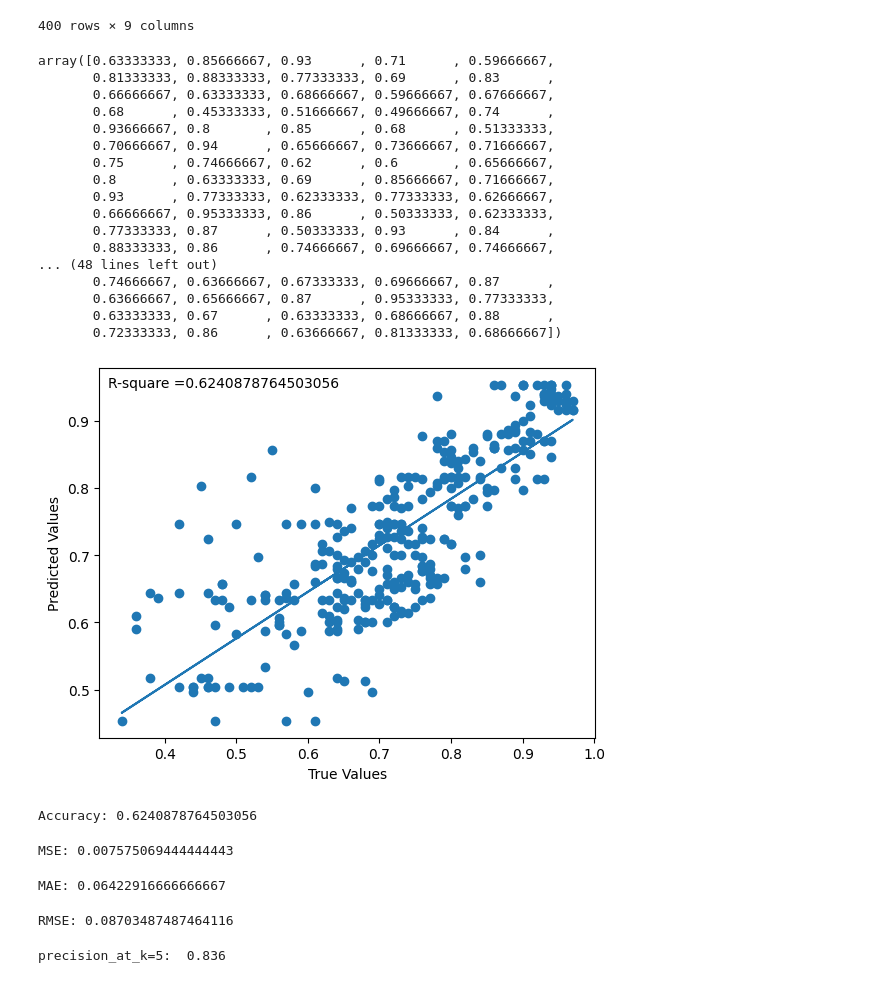
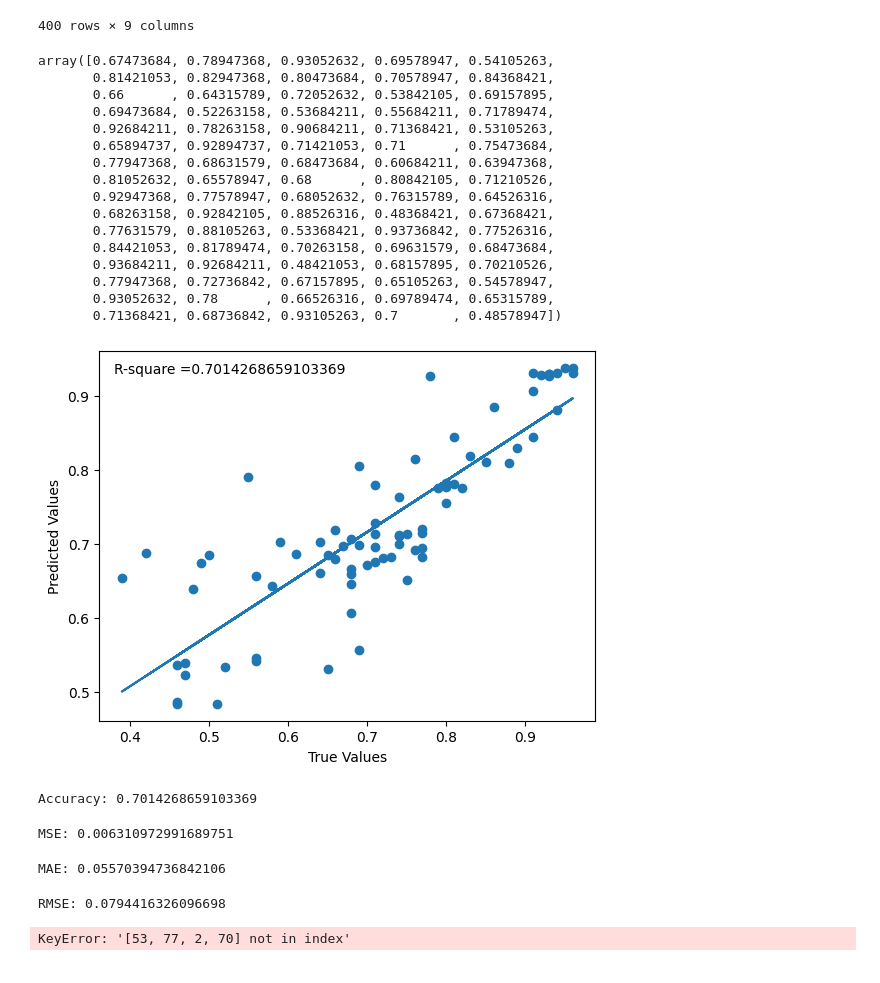
Before and after one commit to m51k/AcceptAssist, a Jupyter notebook: ML/knn.ipynb, the cells around one changed output. Cells and saved outputs as stored; diff of their text form; code cells hidden in the pictures.

Commit message:
Improved KNN accuracy to 71

```diff
--- a/ML/knn.ipynb
+++ b/ML/knn.ipynb
@@ -33,68 +33,68 @@ admitData
 | 399 | 400 | 333 | 117 | 4 | 5.0 | 4.0 | 9.66 | 1 | ... |
 400 rows × 9 columns
 # %%
-X_train, X_test, y_train, y_test = train_test_split(X, y, test_size=0.8, random_state=7)
+X_train, X_test, y_train, y_test = train_test_split(X, y, test_size=0.2, random_state=7)
 
-model = KNeighborsRegressor(n_neighbors=3)
+model = KNeighborsRegressor(n_neighbors=19, metric='euclidean')
 model.fit(X_train, y_train)
 
 # test prediction
 prediction = model.predict(X_test)
 prediction
 # %% [output]
-array([0.63333333, 0.85666667, 0.93      , 0.71      , 0.59666667,
-       0.81333333, 0.88333333, 0.77333333, 0.69      , 0.83      ,
-       0.66666667, 0.63333333, 0.68666667, 0.59666667, 0.67666667,
-       0.68      , 0.45333333, 0.51666667, 0.49666667, 0.74      ,
-       0.93666667, 0.8       , 0.85      , 0.68      , 0.51333333,
-       0.70666667, 0.94      , 0.65666667, 0.73666667, 0.71666667,
-       0.75      , 0.74666667, 0.62      , 0.6       , 0.65666667,
-       0.8       , 0.63333333, 0.69      , 0.85666667, 0.71666667,
-       0.93      , 0.77333333, 0.62333333, 0.77333333, 0.62666667,
-       0.66666667, 0.95333333, 0.86      , 0.50333333, 0.62333333,
-       0.77333333, 0.87      , 0.50333333, 0.93      , 0.84      ,
-       0.88333333, 0.86      , 0.74666667, 0.69666667, 0.74666667,
-... (48 lines left out)
-       0.74666667, 0.63666667, 0.67333333, 0.69666667, 0.87      ,
-       0.63666667, 0.65666667, 0.87      , 0.95333333, 0.77333333,
-       0.63333333, 0.67      , 0.63333333, 0.68666667, 0.88      ,
-       0.72333333, 0.86      , 0.63666667, 0.81333333, 0.68666667])
+array([0.67473684, 0.78947368, 0.93052632, 0.69578947, 0.54105263,
+       0.81421053, 0.82947368, 0.80473684, 0.70578947, 0.84368421,
+       0.66      , 0.64315789, 0.72052632, 0.53842105, 0.69157895,
+       0.69473684, 0.52263158, 0.53684211, 0.55684211, 0.71789474,
+       0.92684211, 0.78263158, 0.90684211, 0.71368421, 0.53105263,
+       0.65894737, 0.92894737, 0.71421053, 0.71      , 0.75473684,
+       0.77947368, 0.68631579, 0.68473684, 0.60684211, 0.63947368,
+       0.81052632, 0.65578947, 0.68      , 0.80842105, 0.71210526,
+       0.92947368, 0.77578947, 0.68052632, 0.76315789, 0.64526316,
+       0.68263158, 0.92842105, 0.88526316, 0.48368421, 0.67368421,
+       0.77631579, 0.88105263, 0.53368421, 0.93736842, 0.77526316,
+       0.84421053, 0.81789474, 0.70263158, 0.69631579, 0.68473684,
+       0.93684211, 0.92684211, 0.48421053, 0.68157895, 0.70210526,
+       0.77947368, 0.72736842, 0.67157895, 0.65105263, 0.54578947,
+       0.93052632, 0.78      , 0.66526316, 0.69789474, 0.65315789,
+       0.71368421, 0.68736842, 0.93105263, 0.7       , 0.48578947])
 # %%
 a, b = np.polyfit(y_test, prediction, 1)
+
+r2 = r2_score(y_test, prediction)
 
 plt.scatter(y_test, prediction)
 plt.xlabel('True Values')
 plt.ylabel('Predicted Values')
 plt.plot(y_test, a*y_test+b)
-plt.text(0.32, 0.95, 'R-square =' + str(r2))
+plt.text(0.38, 0.93, 'R-square =' + str(r2))
 
 plt.show()
 # %% [output]
-[figure, old version]
+[figure, new version]
 # %%
 # calculate R-squared
-r2 = r2_score(y_test, prediction)
 print("Accuracy:", r2)
 # %% [output]
-Accuracy: 0.6240878764503056
+Accuracy: 0.7014268659103369
 # %%
 # predict Mean squared error (MSE)
 mse = mean_squared_error(y_test, prediction)
 print("MSE:", mse)
 # %% [output]
-MSE: 0.007575069444444443
+MSE: 0.006310972991689751
 # %%
 # predict Mean absolute error (MAE)
 mae = mean_absolute_error(y_test, prediction)
 print("MAE:", mae)
 # %% [output]
-MAE: 0.06422916666666667
+MAE: 0.05570394736842106
 # %%
 # predict Root mean squared error (RMSE)
 rmse = mean_squared_error(y_test, prediction, squared=False)
 print("RMSE:", rmse)
 # %% [output]
-RMSE: 0.08703487487464116
+RMSE: 0.0794416326096698
 # %%
 # function for precision at k
 def precision_at_k(y_test, y_pred, k):
@@ -115,4 +115,4 @@ def precision_at_k(y_test, y_pred, k):
 precision_at_5 = precision_at_k(y_test, prediction, k=5)
 print("precision_at_k=5: ", precision_at_5)
 # %% [output]
-precision_at_k=5:  0.836
+KeyError: '[53, 77, 2, 70] not in index'
```
